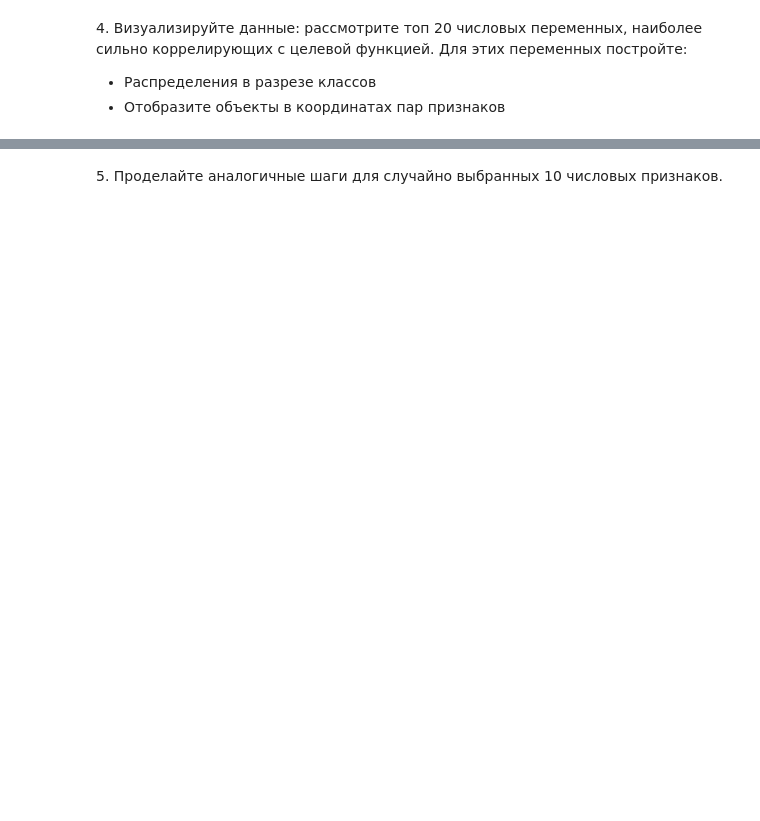
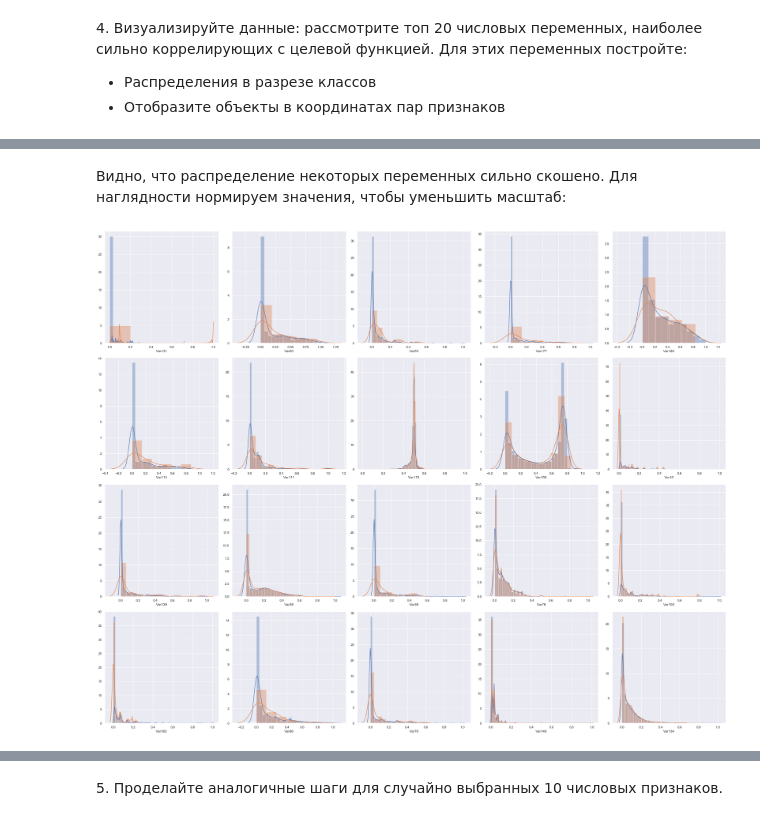
Before and after one commit to metelkinp/coursera-ml-churn-prediction, a Jupyter notebook: week_1.ipynb, the cells around one changed output, grey strips where cells are left out. Cells and saved outputs as stored; diff of their text form; code cells hidden in the pictures; blank space fills up the shorter version.

Commit message:
[WEEK-1] - Sanitize data, start visualization

```diff
--- a/week_1.ipynb
+++ b/week_1.ipynb
@@ -60,3 +125,39 @@ Name: churn, dtype: float64
 4\. Визуализируйте данные: рассмотрите топ 20 числовых переменных, наиболее сильно коррелирующих с целевой функцией. Для этих переменных постройте:
 * Распределения в разрезе классов
 * Отобразите объекты в координатах пар признаков
+# %%
+# Function for more flexible visualization
+import itertools
+
+
+def trim_axs(axs, N):
+    axs = axs.flat
+    for ax in axs[N:]:
+        ax.remove()
+    return axs[:N]
+
+
+def plot_hist(data):
+    n = 5
+    m = int(np.floor(data.shape[1] / n))
+    fig, axs = plt.subplots(m, n, figsize=(6*n, 6*m), constrained_layout=True)
+    axs = trim_axs(axs, data.shape[1])
+
+    for ax, col in zip(axs, data.columns):
+        sns.distplot(data[col][df.churn == -1].dropna(), ax=ax)
+        sns.distplot(data[col][df.churn == 1].dropna(), ax=ax)
+
+
+def plot_pairs(data):
+    # filter pairs without intersections to reduce a number of plots
+    pairs = list(itertools.combinations(data.columns.values, 2))
+    pairs = [p for p in pairs if not data[[p[0], p[1]]].dropna().empty]
+
+    n = 8
+    m = int(np.floor(len(pairs) / n))
+    fig, axs = plt.subplots(m, n, figsize=(6*n, 6*m), constrained_layout=True)
+    axs = trim_axs(axs, len(pairs))
+
+    hue = df.churn.apply(lambda x: 'отток' if x == 1 else 'не отток')
+    for ax, clms in zip(axs, pairs):
+        sns.scatterplot(x=clms[0], y=clms[1], data=data, hue=hue, ax=ax)
@@ -62,0 +166,3 @@ Name: churn, dtype: float64
+# %%
+top_20 = num_corrs.sort_values(by='correlation', ascending=False).index[:20]
+df[top_20].describe().T
@@ -62,0 +187,10 @@ Name: churn, dtype: float64
+# %% [markdown]
+Видно, что распределение некоторых переменных сильно скошено. Для наглядности нормируем значения, чтобы уменьшить масштаб:
+# %%
+norm_top_20 = df[top_20]
+norm_top_20 = (norm_top_20 - norm_top_20.min()) / (norm_top_20.max() - norm_top_20.min())
+# %%
+# Вывод гистограмм распределения признаков
+plot_hist(norm_top_20)
+# %% [output]
+[figure, added]
```
Also changed, not shown: parts of 12 cells of this notebook.
